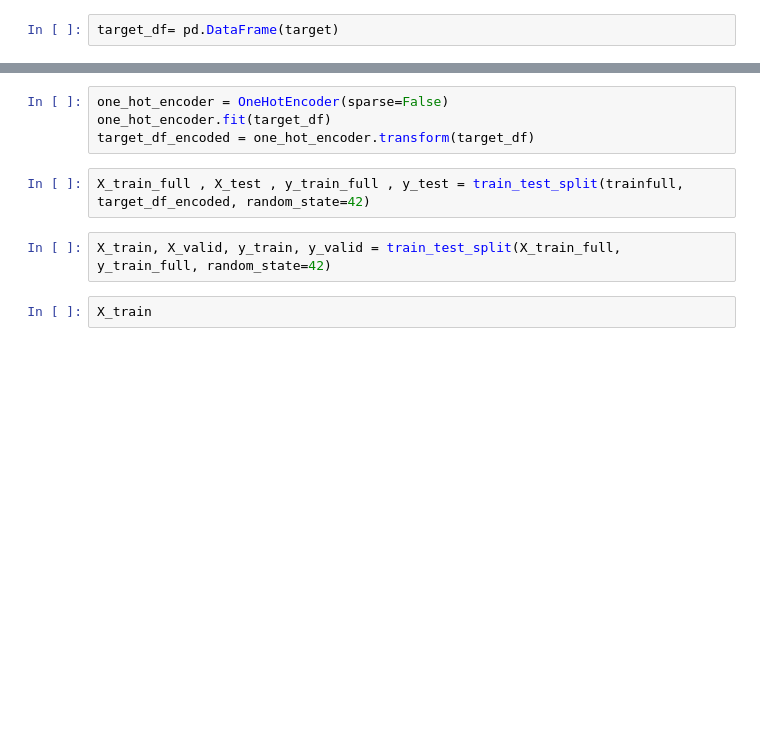
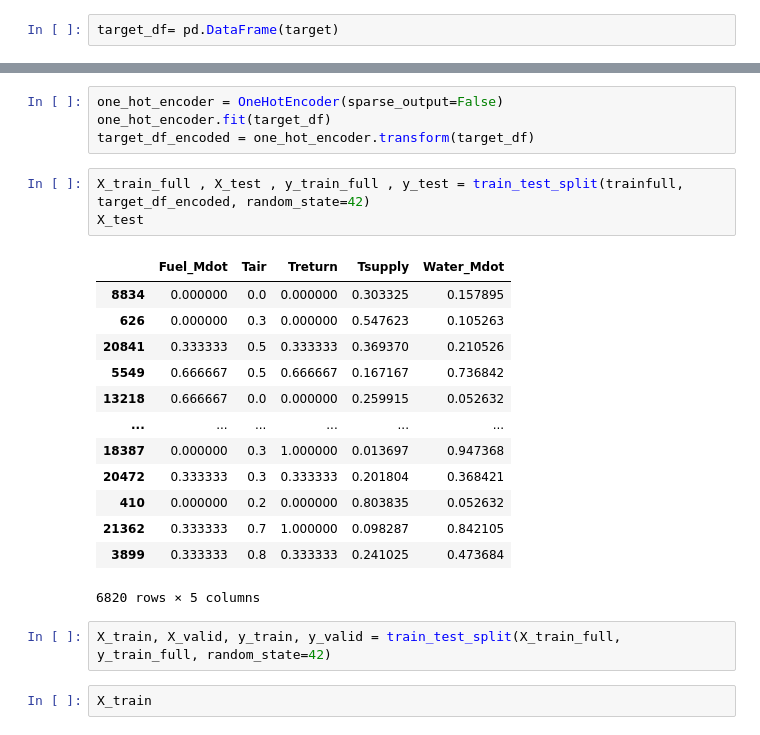
Before and after one commit to armaaar/amma-streamlit, a Jupyter notebook: notebooks/boiler.ipynb, the cells around one changed output, grey strips where cells are left out. Cells and saved outputs as stored; diff of their text form; blank space fills up the shorter version.

```diff
--- a/notebooks/boiler.ipynb
+++ b/notebooks/boiler.ipynb
@@ -40,9 +102,24 @@ target_df.shape
 # %%
-one_hot_encoder = OneHotEncoder(sparse=False)
+one_hot_encoder = OneHotEncoder(sparse_output=False)
 one_hot_encoder.fit(target_df)
 target_df_encoded = one_hot_encoder.transform(target_df)
 # %%
 X_train_full , X_test , y_train_full , y_test = train_test_split(trainfull, target_df_encoded, random_state=42)
+X_test
+# %% [output]
+|  | Fuel_Mdot | Tair | Treturn | Tsupply | Water_Mdot |
+| 8834 | 0.000000 | 0.0 | 0.000000 | 0.303325 | 0.157895 |
+| 626 | 0.000000 | 0.3 | 0.000000 | 0.547623 | 0.105263 |
+| 20841 | 0.333333 | 0.5 | 0.333333 | 0.369370 | 0.210526 |
+| 5549 | 0.666667 | 0.5 | 0.666667 | 0.167167 | 0.736842 |
+| 13218 | 0.666667 | 0.0 | 0.000000 | 0.259915 | 0.052632 |
+| ... | ... | ... | ... | ... | ... |
+| 18387 | 0.000000 | 0.3 | 1.000000 | 0.013697 | 0.947368 |
+| 20472 | 0.333333 | 0.3 | 0.333333 | 0.201804 | 0.368421 |
+| 410 | 0.000000 | 0.2 | 0.000000 | 0.803835 | 0.052632 |
+| 21362 | 0.333333 | 0.7 | 1.000000 | 0.098287 | 0.842105 |
+| 3899 | 0.333333 | 0.8 | 0.333333 | 0.241025 | 0.473684 |
+6820 rows × 5 columns
 # %%
 X_train, X_valid, y_train, y_valid = train_test_split(X_train_full, y_train_full, random_state=42)
 # %%
```
Also changed, not shown: parts of 46 cells of this notebook, 5 other files.
